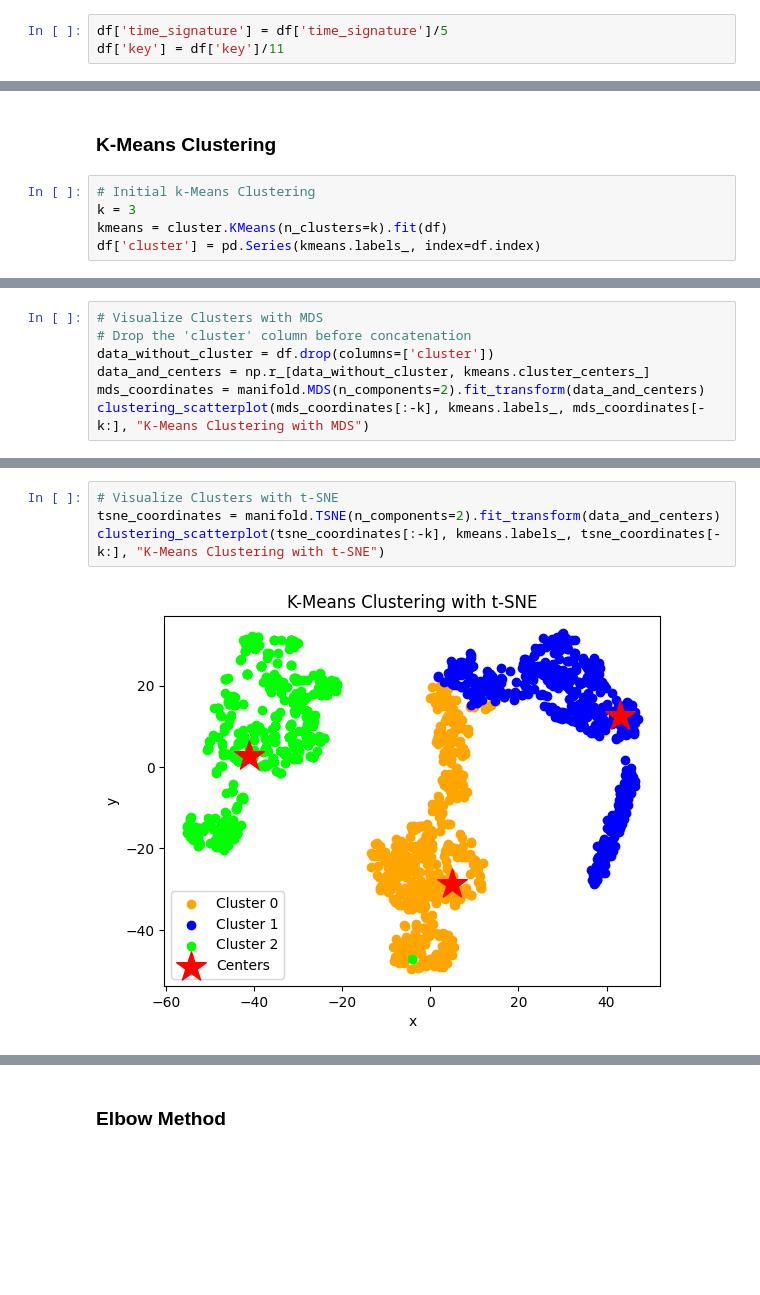
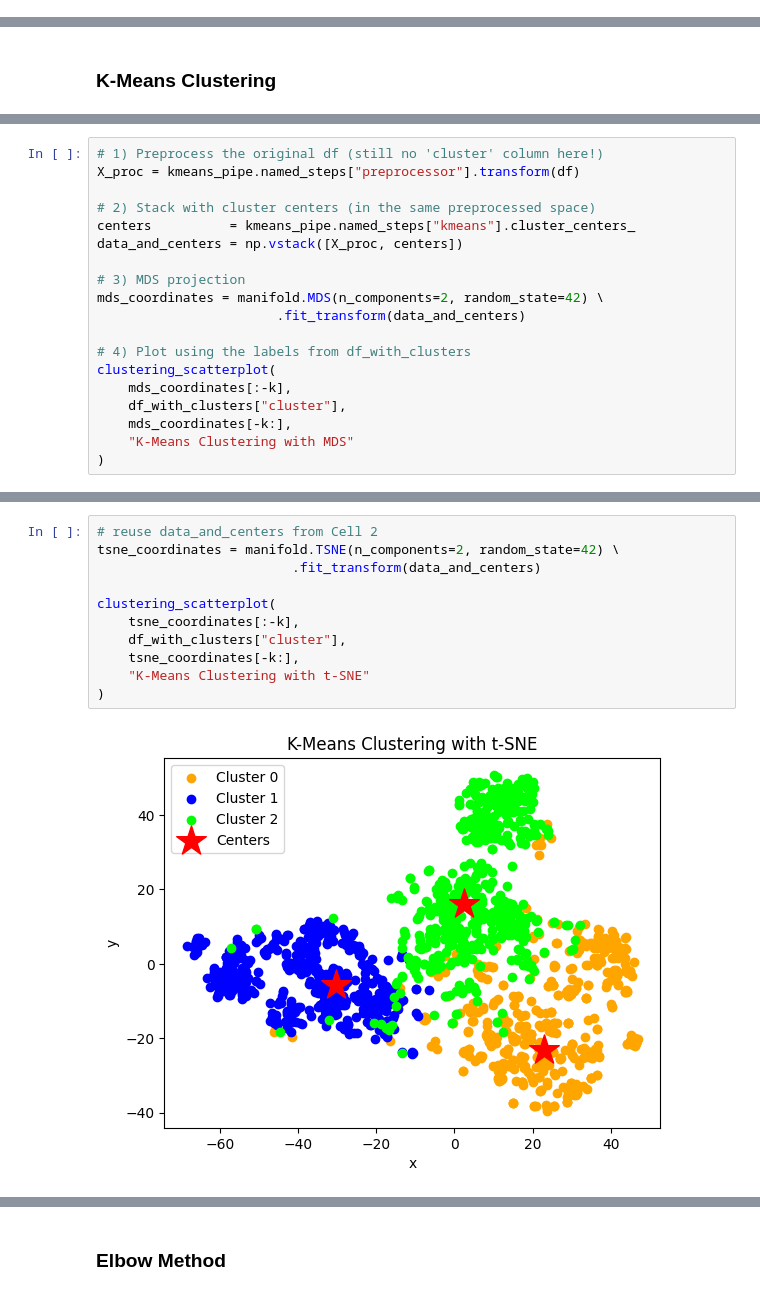
Before and after one commit to Whomstt/CS4168-Project, a Jupyter notebook: CS4168_Project.ipynb, the cells around one changed output, grey strips where cells are left out. Cells and saved outputs as stored; diff of their text form; blank space fills up the shorter version.

Commit message:
Updated preprocessing pipeline and integrated it with Classification and Clustering

```diff
--- a/CS4168_Project.ipynb
+++ b/CS4168_Project.ipynb
@@ -319,3 +268,0 @@ dtype: int64
-# %%
-df['time_signature'] = df['time_signature']/5
-df['key'] = df['key']/11
@@ -454,8 +491,3 @@ def clustering_scatterplot(points, labels, centers, title):
     plt.ylabel("y")
 # %% [markdown]
 ### K-Means Clustering
-# %%
-# Initial k-Means Clustering
-k = 3
-kmeans = cluster.KMeans(n_clusters=k).fit(df)
-df['cluster'] = pd.Series(kmeans.labels_, index=df.index)
@@ -462,8 +511,20 @@ df['cluster'] = pd.Series(kmeans.labels_, index=df.index)
 # %%
-# Visualize Clusters with MDS
-# Drop the 'cluster' column before concatenation
-data_without_cluster = df.drop(columns=['cluster'])
-data_and_centers = np.r_[data_without_cluster, kmeans.cluster_centers_]
-mds_coordinates = manifold.MDS(n_components=2).fit_transform(data_and_centers)
-clustering_scatterplot(mds_coordinates[:-k], kmeans.labels_, mds_coordinates[-k:], "K-Means Clustering with MDS")
+# 1) Preprocess the original df (still no 'cluster' column here!)
+X_proc = kmeans_pipe.named_steps["preprocessor"].transform(df)
+
+# 2) Stack with cluster centers (in the same preprocessed space)
+centers          = kmeans_pipe.named_steps["kmeans"].cluster_centers_
+data_and_centers = np.vstack([X_proc, centers])
+
+# 3) MDS projection
+mds_coordinates = manifold.MDS(n_components=2, random_state=42) \
+                       .fit_transform(data_and_centers)
+
+# 4) Plot using the labels from df_with_clusters
+clustering_scatterplot(
+    mds_coordinates[:-k],
+    df_with_clusters["cluster"],
+    mds_coordinates[-k:],
+    "K-Means Clustering with MDS"
+)
 # %% [output]
@@ -471,9 +532,16 @@ clustering_scatterplot(mds_coordinates[:-k], kmeans.labels_, mds_coordinates[-k:
 # %%
-# Visualize Clusters with t-SNE
-tsne_coordinates = manifold.TSNE(n_components=2).fit_transform(data_and_centers)
-clustering_scatterplot(tsne_coordinates[:-k], kmeans.labels_, tsne_coordinates[-k:], "K-Means Clustering with t-SNE")
+# reuse data_and_centers from Cell 2
+tsne_coordinates = manifold.TSNE(n_components=2, random_state=42) \
+                         .fit_transform(data_and_centers)
+
+clustering_scatterplot(
+    tsne_coordinates[:-k],
+    df_with_clusters["cluster"],
+    tsne_coordinates[-k:],
+    "K-Means Clustering with t-SNE"
+)
 # %% [output]
-[figure, old version]
+[figure, new version]
 # %%
 df.head()
 # %% [output]
```
Also changed, not shown: parts of 45 cells of this notebook.
